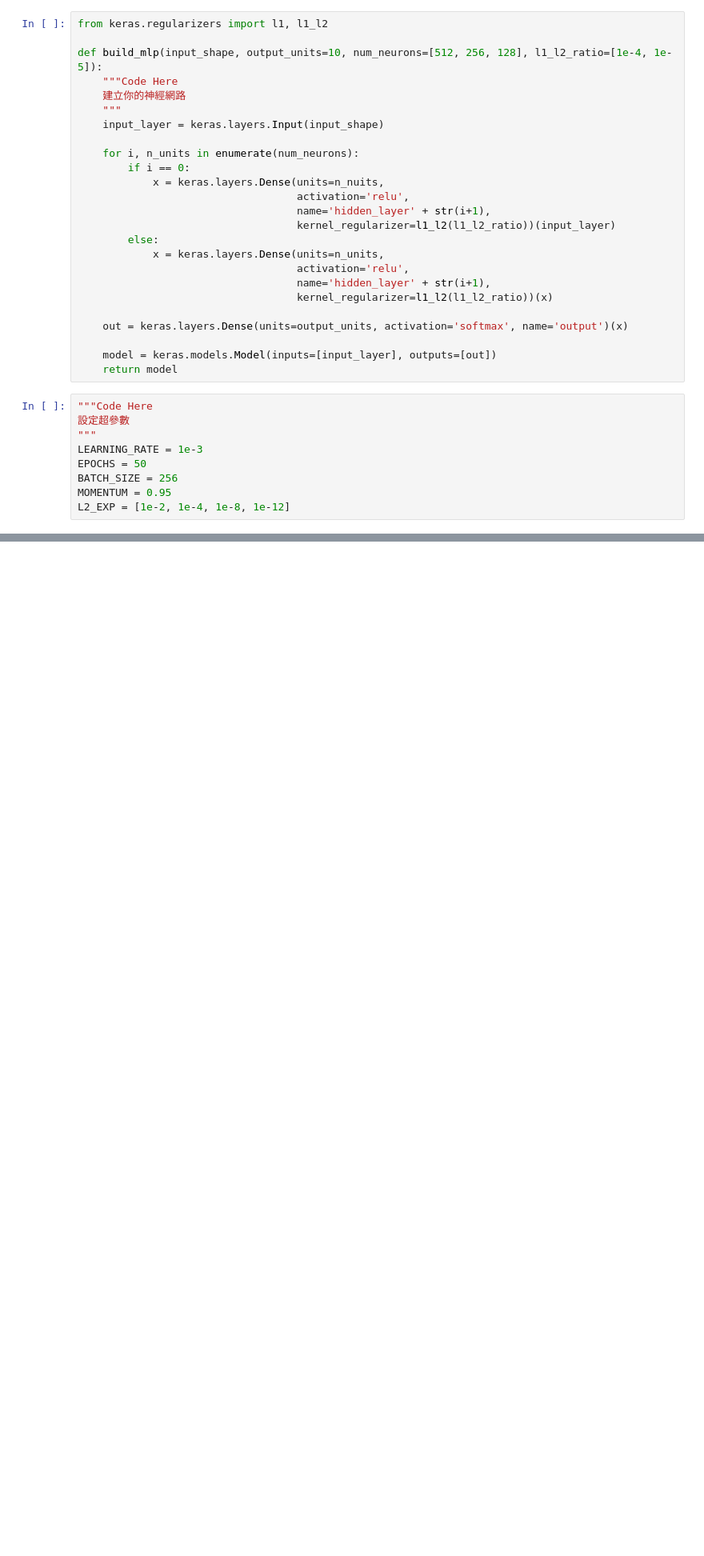
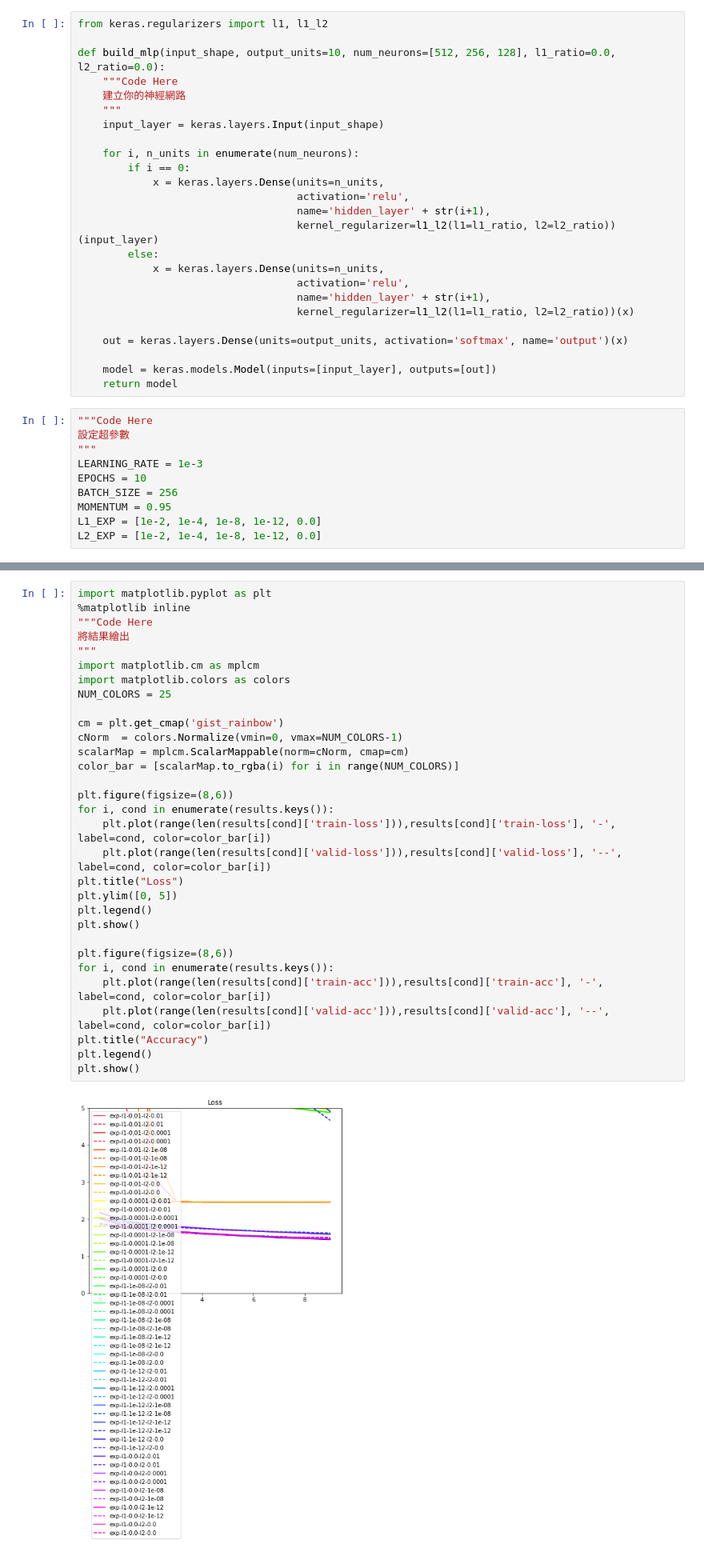
Before and after one commit to amonre1008/4th-ML100Days, a Jupyter notebook: homework/Day_081_HW.ipynb, the cells around one changed output, grey strips where cells are left out. Shown: that part at 80% size. Saved outputs shown, nothing was run; the diff lists cells and outputs as text; blank space fills up the shorter version.

```diff
--- a/homework/Day_081_HW.ipynb
+++ b/homework/Day_081_HW.ipynb
@@ -37,7 +36,7 @@ y_test = preproc_y(y_test)
 # %%
 from keras.regularizers import l1, l1_l2
 
-def build_mlp(input_shape, output_units=10, num_neurons=[512, 256, 128], l1_l2_ratio=[1e-4, 1e-5]):
+def build_mlp(input_shape, output_units=10, num_neurons=[512, 256, 128], l1_ratio=0.0, l2_ratio=0.0):
     """Code Here
     建立你的神經網路
     """
@@ -45,15 +44,15 @@ def build_mlp(input_shape, output_units=10, num_neurons=[512, 256, 128], l1_l2_r
 
     for i, n_units in enumerate(num_neurons):
         if i == 0:
-            x = keras.layers.Dense(units=n_nuits,
+            x = keras.layers.Dense(units=n_units,
                                    activation='relu',
                                    name='hidden_layer' + str(i+1),
-                                   kernel_regularizer=l1_l2(l1_l2_ratio))(input_layer)
+                                   kernel_regularizer=l1_l2(l1=l1_ratio, l2=l2_ratio))(input_layer)
         else:
             x = keras.layers.Dense(units=n_units,
                                    activation='relu',
                                    name='hidden_layer' + str(i+1),
-                                   kernel_regularizer=l1_l2(l1_l2_ratio))(x)
+                                   kernel_regularizer=l1_l2(l1=l1_ratio, l2=l2_ratio))(x)
 
     out = keras.layers.Dense(units=output_units, activation='softmax', name='output')(x)
 
@@ -64,7 +63,8 @@ def build_mlp(input_shape, output_units=10, num_neurons=[512, 256, 128], l1_l2_r
 設定超參數
 """
 LEARNING_RATE = 1e-3
-EPOCHS = 50
+EPOCHS = 10
 BATCH_SIZE = 256
 MOMENTUM = 0.95
-L2_EXP = [1e-2, 1e-4, 1e-8, 1e-12]
+L1_EXP = [1e-2, 1e-4, 1e-8, 1e-12, 0.0]
+L2_EXP = [1e-2, 1e-4, 1e-8, 1e-12, 0.0]
@@ -81,0 +100,33 @@ import matplotlib.pyplot as plt
+# %%
+import matplotlib.pyplot as plt
+%matplotlib inline
+"""Code Here
+將結果繪出
+"""
+import matplotlib.cm as mplcm
+import matplotlib.colors as colors
+NUM_COLORS = 25
+
+cm = plt.get_cmap('gist_rainbow')
+cNorm  = colors.Normalize(vmin=0, vmax=NUM_COLORS-1)
+scalarMap = mplcm.ScalarMappable(norm=cNorm, cmap=cm)
+color_bar = [scalarMap.to_rgba(i) for i in range(NUM_COLORS)]
+
+plt.figure(figsize=(8,6))
+for i, cond in enumerate(results.keys()):
+    plt.plot(range(len(results[cond]['train-loss'])),results[cond]['train-loss'], '-', label=cond, color=color_bar[i])
+    plt.plot(range(len(results[cond]['valid-loss'])),results[cond]['valid-loss'], '--', label=cond, color=color_bar[i])
+plt.title("Loss")
+plt.ylim([0, 5])
+plt.legend()
+plt.show()
+
+plt.figure(figsize=(8,6))
+for i, cond in enumerate(results.keys()):
+    plt.plot(range(len(results[cond]['train-acc'])),results[cond]['train-acc'], '-', label=cond, color=color_bar[i])
+    plt.plot(range(len(results[cond]['valid-acc'])),results[cond]['valid-acc'], '--', label=cond, color=color_bar[i])
+plt.title("Accuracy")
+plt.legend()
+plt.show()
+# %% [output]
+[figure, added]
```
Also changed, not shown: parts of 5 cells of this notebook.
